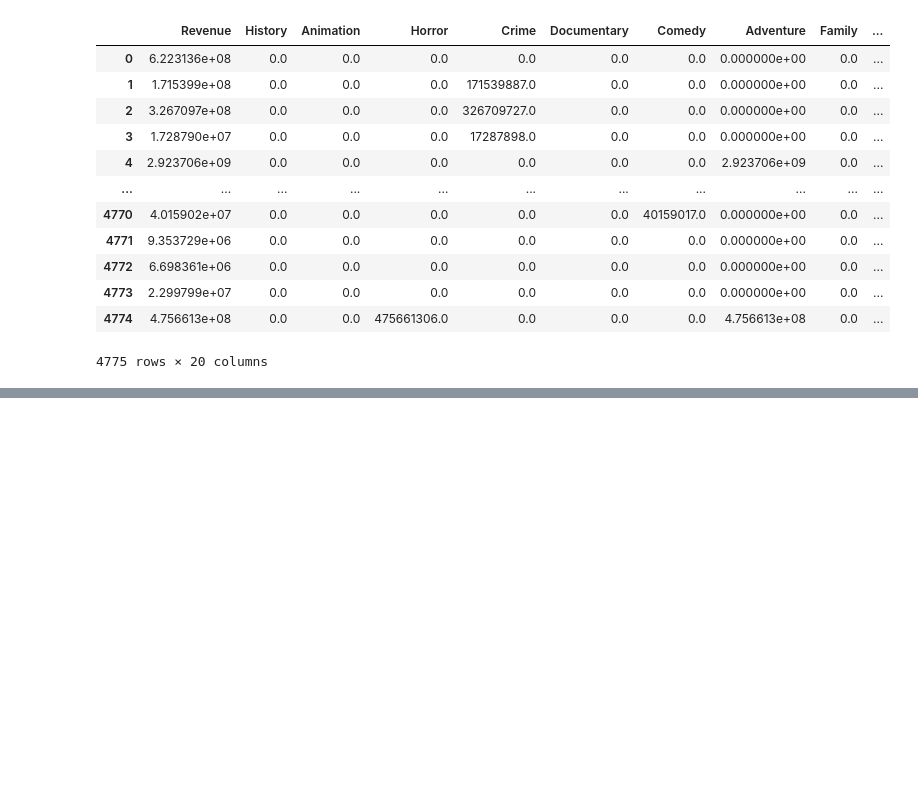
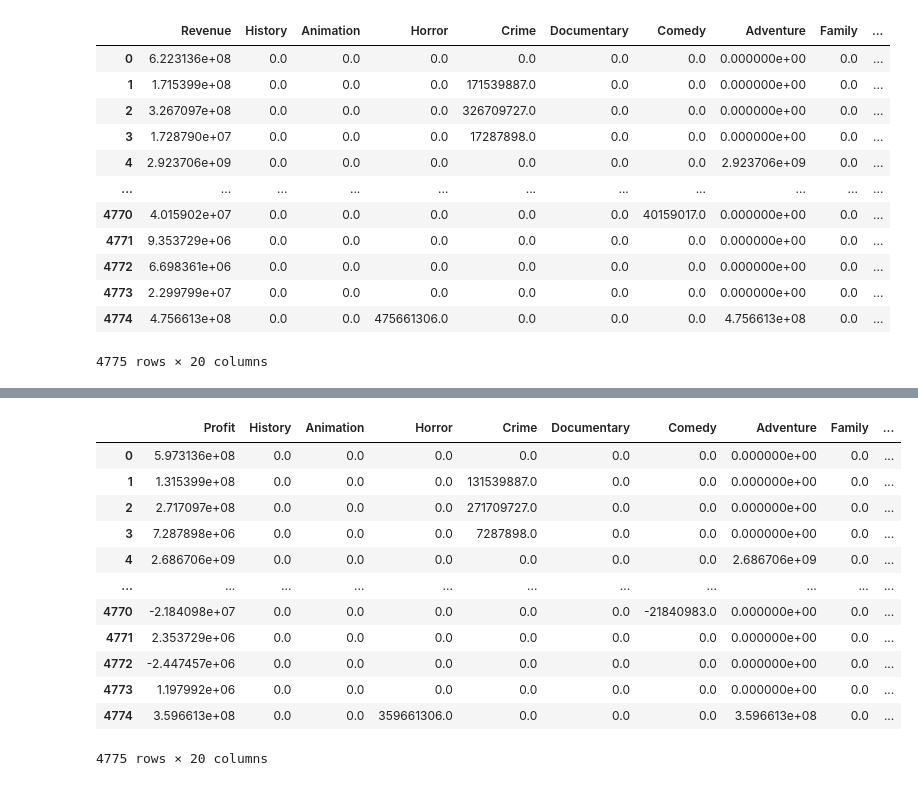
Before and after one commit to hatkiet/Project-1-Red-Team, a Jupyter notebook: Patrick's Visualizations Notebook.ipynb, the cells around one changed output, grey strips where cells are left out. Drawn from its saved outputs; the diff is of its cells as text; code cells hidden in the pictures; blank space fills up the shorter version.

```diff
--- a/Patrick's Visualizations Notebook.ipynb
+++ b/Patrick's Visualizations Notebook.ipynb
@@ -145,0 +135,31 @@ movie_data_df
+# %%
+# Define the columns to search for the value 1
+columns_to_search = ['History', 'Animation', 'Horror', 'Crime', 'Documentary',
+       'Comedy', 'Adventure', 'Family', 'Science Fiction', 'Music', 'Romance',
+       'Fantasy', 'Thriller', 'Action', 'War', 'Mystery', 'Western', 'Drama',
+       'TV Movie']
+
+# Specify the column from which to replace the value
+replacement_column = 'Profit'
+
+# Iterate over the rows and columns to find and replace the value
+for index, row in profit_data.iterrows():
+    for col in columns_to_search:
+        if row[col] == 1:
+            profit_data.at[index, col] = row[replacement_column]
+
+profit_data
+# %% [output]
+|  | Profit | History | Animation | Horror | Crime | Documentary | Comedy | Adventure | Family | ... |
+| 0 | 5.973136e+08 | 0.0 | 0.0 | 0.0 | 0.0 | 0.0 | 0.0 | 0.000000e+00 | 0.0 | ... |
+| 1 | 1.315399e+08 | 0.0 | 0.0 | 0.0 | 131539887.0 | 0.0 | 0.0 | 0.000000e+00 | 0.0 | ... |
+| 2 | 2.717097e+08 | 0.0 | 0.0 | 0.0 | 271709727.0 | 0.0 | 0.0 | 0.000000e+00 | 0.0 | ... |
+| 3 | 7.287898e+06 | 0.0 | 0.0 | 0.0 | 7287898.0 | 0.0 | 0.0 | 0.000000e+00 | 0.0 | ... |
+| 4 | 2.686706e+09 | 0.0 | 0.0 | 0.0 | 0.0 | 0.0 | 0.0 | 2.686706e+09 | 0.0 | ... |
+| ... | ... | ... | ... | ... | ... | ... | ... | ... | ... | ... |
+| 4770 | -2.184098e+07 | 0.0 | 0.0 | 0.0 | 0.0 | 0.0 | -21840983.0 | 0.000000e+00 | 0.0 | ... |
+| 4771 | 2.353729e+06 | 0.0 | 0.0 | 0.0 | 0.0 | 0.0 | 0.0 | 0.000000e+00 | 0.0 | ... |
+| 4772 | -2.447457e+06 | 0.0 | 0.0 | 0.0 | 0.0 | 0.0 | 0.0 | 0.000000e+00 | 0.0 | ... |
+| 4773 | 1.197992e+06 | 0.0 | 0.0 | 0.0 | 0.0 | 0.0 | 0.0 | 0.000000e+00 | 0.0 | ... |
+| 4774 | 3.596613e+08 | 0.0 | 0.0 | 359661306.0 | 0.0 | 0.0 | 0.0 | 3.596613e+08 | 0.0 | ... |
+4775 rows × 20 columns
```
Also changed, not shown: parts of 9 cells of this notebook.
